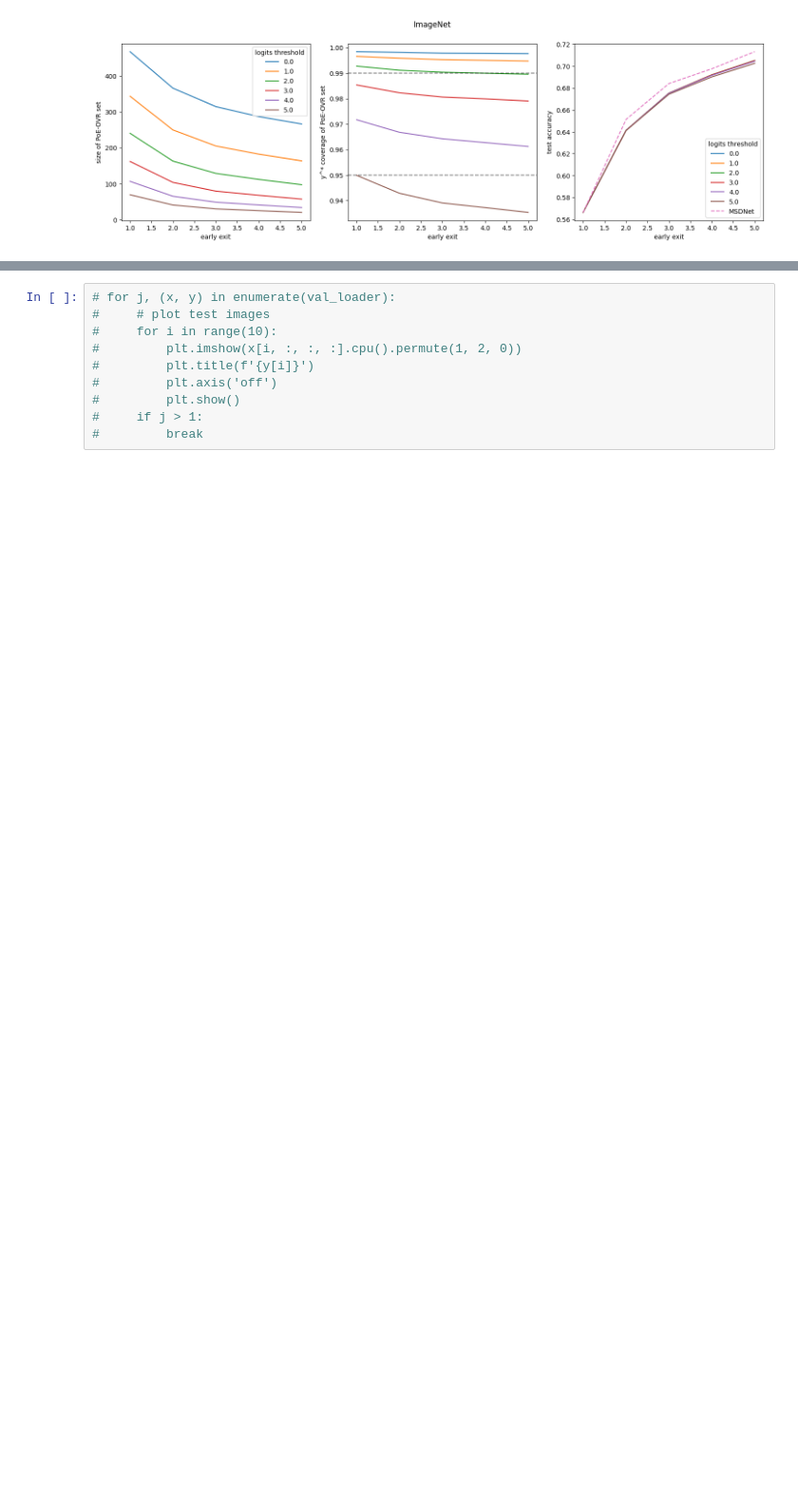
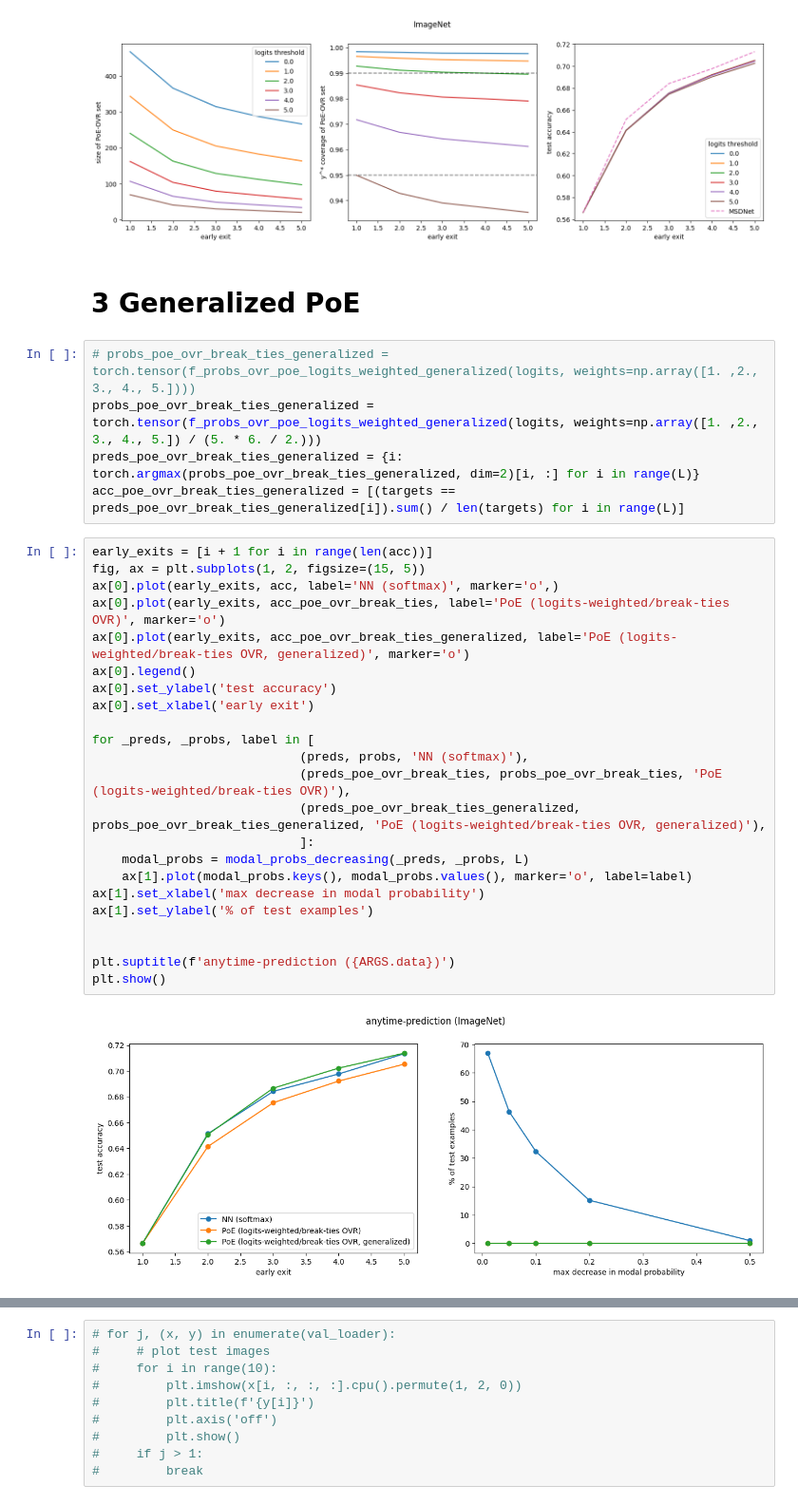
Before and after one commit to metodj/MSDNet-PyTorch, a Jupyter notebook: image_net.ipynb, the cells around one changed output, grey strips where cells are left out. Shown at 95% size. Cells and saved outputs as stored; diff of their text form; blank space fills up the shorter version.

Commit message:
generalized PoE

```diff
--- a/image_net.ipynb
+++ b/image_net.ipynb
@@ -399,3 +395,35 @@ plt.suptitle(ARGS.data)
 plt.show()
 # %% [output]
 [figure]
+# %% [markdown]
+# 3 Generalized PoE
+# %%
+# probs_poe_ovr_break_ties_generalized = torch.tensor(f_probs_ovr_poe_logits_weighted_generalized(logits, weights=np.array([1. ,2., 3., 4., 5.])))
+probs_poe_ovr_break_ties_generalized = torch.tensor(f_probs_ovr_poe_logits_weighted_generalized(logits, weights=np.array([1. ,2., 3., 4., 5.]) / (5. * 6. / 2.)))
+preds_poe_ovr_break_ties_generalized = {i: torch.argmax(probs_poe_ovr_break_ties_generalized, dim=2)[i, :] for i in range(L)}
+acc_poe_ovr_break_ties_generalized = [(targets == preds_poe_ovr_break_ties_generalized[i]).sum() / len(targets) for i in range(L)]
+# %%
+early_exits = [i + 1 for i in range(len(acc))]
+fig, ax = plt.subplots(1, 2, figsize=(15, 5))
+ax[0].plot(early_exits, acc, label='NN (softmax)', marker='o',)
+ax[0].plot(early_exits, acc_poe_ovr_break_ties, label='PoE (logits-weighted/break-ties OVR)', marker='o')
+ax[0].plot(early_exits, acc_poe_ovr_break_ties_generalized, label='PoE (logits-weighted/break-ties OVR, generalized)', marker='o')
+ax[0].legend()
+ax[0].set_ylabel('test accuracy')
+ax[0].set_xlabel('early exit')
+
+for _preds, _probs, label in [
+                            (preds, probs, 'NN (softmax)'),
+                            (preds_poe_ovr_break_ties, probs_poe_ovr_break_ties, 'PoE (logits-weighted/break-ties OVR)'),
+                            (preds_poe_ovr_break_ties_generalized, probs_poe_ovr_break_ties_generalized, 'PoE (logits-weighted/break-ties OVR, generalized)'),
+                            ]:
+    modal_probs = modal_probs_decreasing(_preds, _probs, L)
+    ax[1].plot(modal_probs.keys(), modal_probs.values(), marker='o', label=label)
+ax[1].set_xlabel('max decrease in modal probability')
+ax[1].set_ylabel('% of test examples')
+
+
+plt.suptitle(f'anytime-prediction ({ARGS.data})')
+plt.show()
+# %% [output]
+[figure, added]
```
Also changed, not shown: parts of 7 cells of this notebook, 1 other file.
